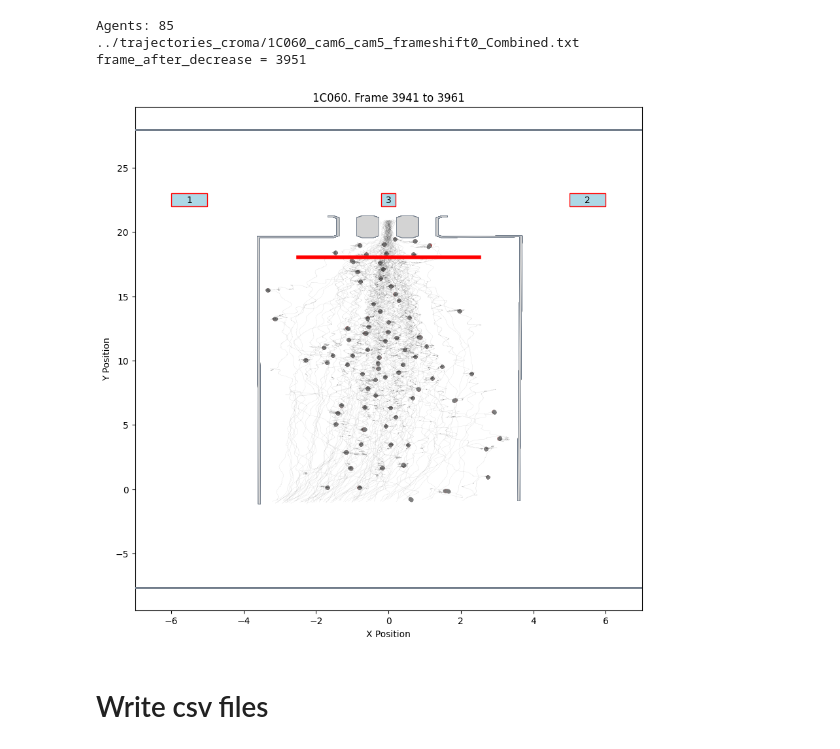
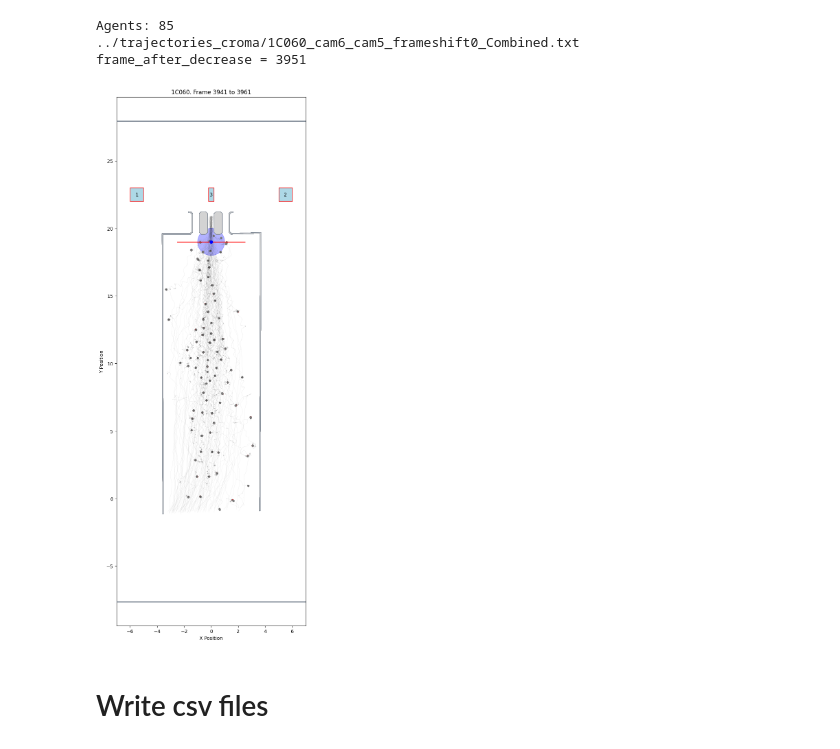
Before and after one commit to PedestrianDynamics/Motivation, a Jupyter notebook: positions.ipynb, the cells around one changed output. Saved outputs shown, nothing was run; the diff lists cells and outputs as text; code cells hidden in the pictures.

```diff
--- a/positions.ipynb
+++ b/positions.ipynb
@@ -47,7 +47,7 @@ def plot_trajectories_around_frame(
     end_frame = min(target_frame + num_frames, df["frame"].max())
     filtered_df = df[(df["frame"] >= start_frame) & (df["frame"] <= end_frame)]
     # Create a figure
-    fig, axes = plt.subplots(1, 1, figsize=(10, 10))
+    fig, axes = plt.subplots(1, 1, figsize=(20, 20))
     ids = np.unique(filtered_df["id"])
     for ped in ids:
         ped_data = df[df["id"] == ped]
@@ -77,11 +77,21 @@ def plot_trajectories_around_frame(
     # plot destinations
     data = read_json_file(inifile)
     motivation_doors = data["motivation_parameters"]["motivation_doors"]
+    width = data["motivation_parameters"]["width"]
+
     for door in motivation_doors:
         vertices = door["vertices"]
         x_vals = [point[0] for point in vertices]
         y_vals = [point[1] for point in vertices]
-        plt.plot(x_vals, y_vals, label=f"Door {door['id']}", color='red', lw=4)
+        plt.plot(x_vals, y_vals, label=f"Door {door['id']}", color='red', lw=2)
+        # plot circle at the center of the door with radius width
+
+        center_x = np.mean(x_vals)
+        center_y = np.mean(y_vals)
+
+        plt.plot(center_x, center_y, marker='o', color='b')
+        circle = plt.Circle((center_x, center_y), width, color='b', alpha=0.3, fill=True)
+        plt.gca().add_artist(circle)
 
     for destination in data["destinations"]:
         vertices = destination["vertices"]
@@ -96,7 +106,9 @@ def plot_trajectories_around_frame(
     plt.xlabel("X Position")
     plt.ylabel("Y Position")
     plt.title(f"{title}. Frame {start_frame} to {end_frame}")
-    plt.savefig(f"{title}_frame_{start_frame}_to_{end_frame}.png")
+
+    axes.set_aspect('equal')
+    #plt.savefig(f"{title}_frame_{start_frame}_to_{end_frame}.png")
     plt.show()
 
 
@@ -109,35 +121,35 @@ filenames = [
     "../trajectories_croma/2C150_cam6_cam5_frameshift0_Combined.txt",
 ]
 
 
 # Define the WKT string for the polygon
 geometry = from_wkt(
     "POLYGON ((-8.88 -7.63, 8.3 -7.63, 8.3 27.95, -8.88 27.95, -8.88 -7.63), (-3.54 -1.13, -3.57 19.57, -1.52 19.57, -1.37 19.71, -1.37 21.09, -1.52 21.23, -1.67 21.23, -1.67 21.18, -1.545 21.18, -1.4200000000000002 21.065, -1.4200000000000002 19.735, -1.545 19.62, -3.6199999999999997 19.62, -3.59 -1.13, -3.54 -1.13), (3.57 -0.89, 3.64 19.64, 1.47 19.57, 1.32 19.71, 1.32 21.09, 1.47 21.23, 1.62 21.23, 1.62 21.18, 1.4949999999999999 21.18, 1.37 21.065, 1.37 19.735, 1.4949999999999999 19.62, 3.69 19.69, 3.6199999999999997 -0.89, 3.57 -0.89), (0.67 19.57, 0.82 19.71, 0.82 21.09, 0.67 21.23, 0.38 21.23, 0.23 21.09, 0.23 19.71, 0.38 19.57, 0.67 19.57), (-0.42 19.57, -0.27 19.71, -0.27 21.09, -0.42 21.23, -0.72 21.23, -0.87 21.09, -0.87 19.71, -0.72 19.57, -0.42 19.57))"
 )
 for filename in filenames[0:1]:
     df, frame_after_decrease = get_first_frame_after_max_reached(filename)
     print(f"Agents: {len(df['id'].unique())}")
     print(f"{filename}")
     print(f"{frame_after_decrease = }")
     title = Path(filename).stem.split("_")[0]
 
     if frame_after_decrease is not None:
         frame_data = df[df["frame"] == frame_after_decrease]
         tuple_list = [tuple(x) for x in frame_data[['x', 'y']].to_numpy()]
-        filename = f"{title}_frame_{frame_after_decrease}.csv"
+        filename = f"../trajectories_croma/{title}_frame_{frame_after_decrease}.csv"
         with open(filename, 'w') as f:
             writer = csv.writer(f)
             writer.writerows(tuple_list)
         plot_trajectories_around_frame(
             df, frame_after_decrease, num_frames=10, title=title, geometry=geometry
         )
     else:
         print("No valid frame found for visualization.")
 # %% [output]
 Agents: 85
 ../trajectories_croma/1C060_cam6_cam5_frameshift0_Combined.txt
 frame_after_decrease = 3951
-[figure, old version]
+[figure, new version]
 # %% [markdown]
 # Write csv files
 # %%
```
Also changed, not shown: parts of 8 cells of this notebook, 4 other files.
